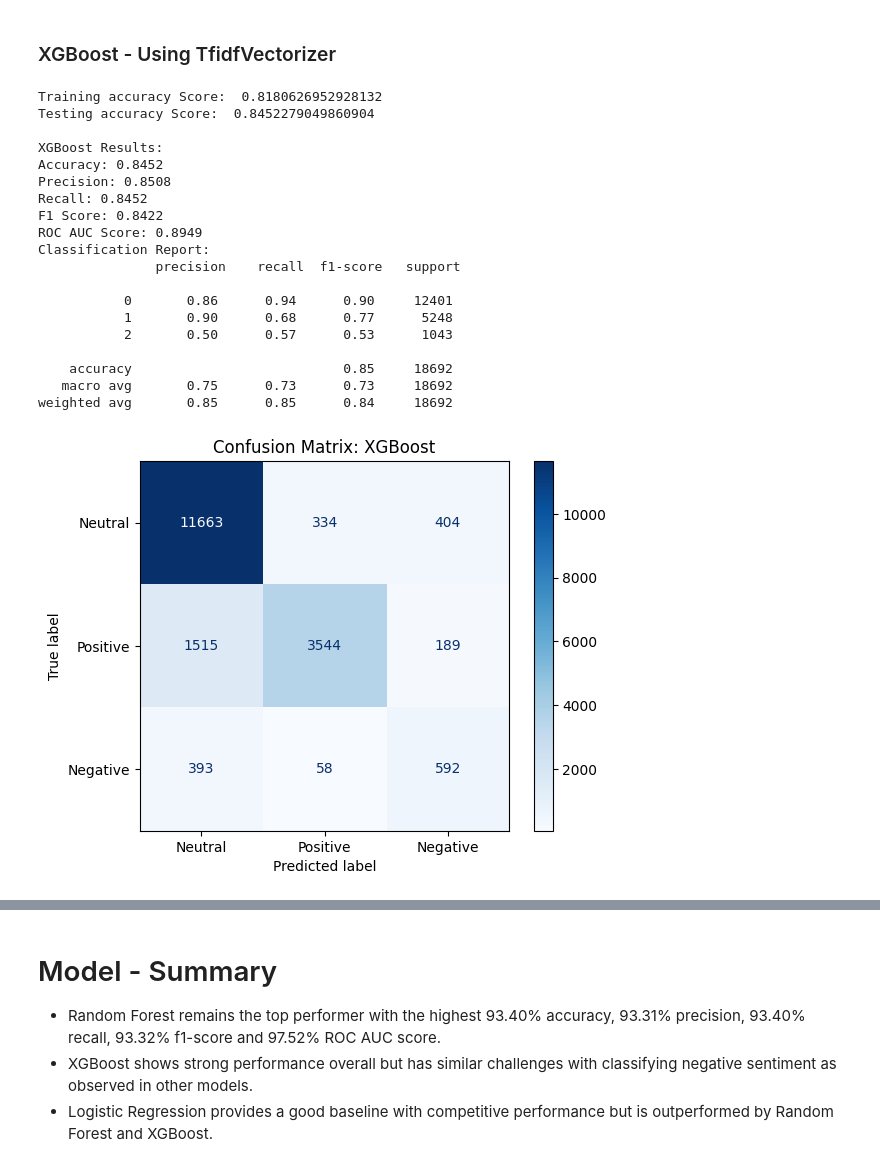
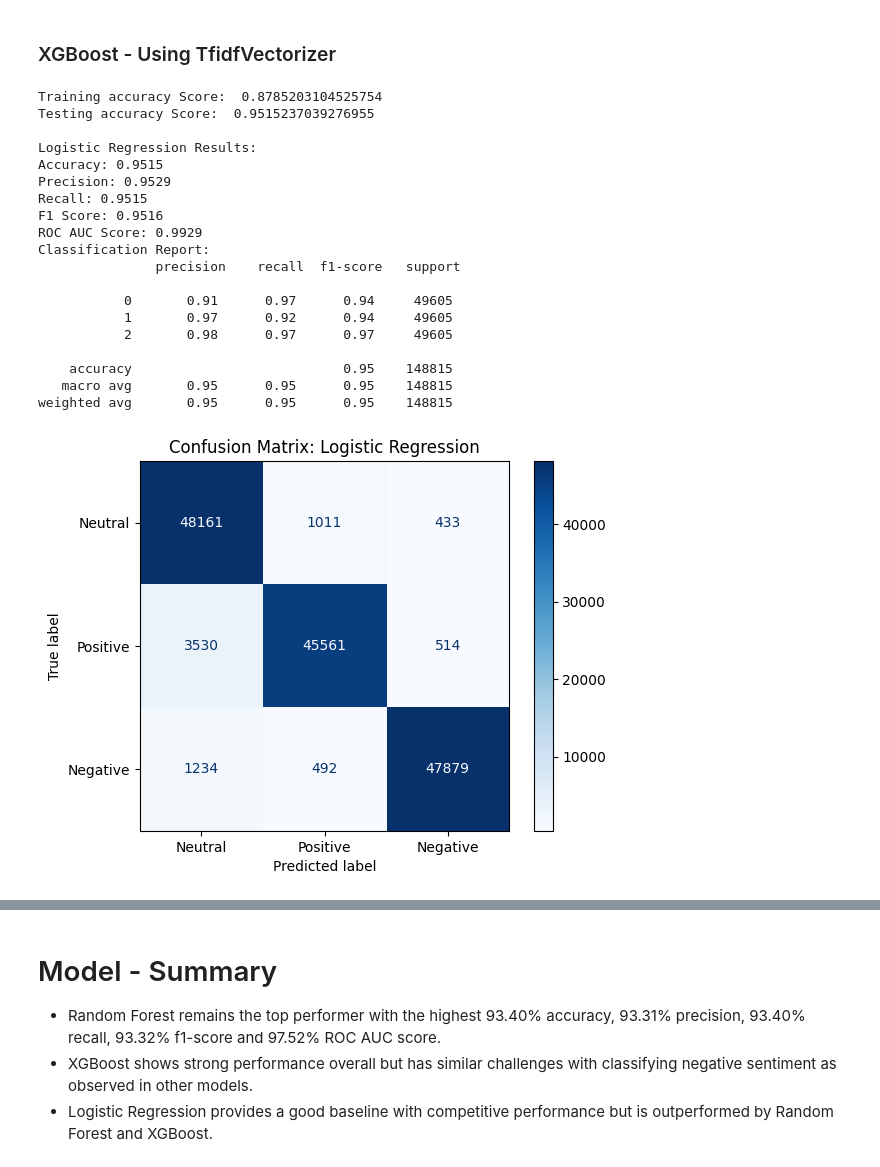
Before and after one commit to anmolpreet914/Analyzing-Twitter-Data-ML, a Jupyter notebook: Data Modelling/Data Modelling.ipynb, the cells around one changed output, grey strips where cells are left out. Saved outputs shown, nothing was run; the diff lists cells and outputs as text; code cells hidden in the pictures.

```diff
--- a/Data Modelling/Data Modelling.ipynb
+++ b/Data Modelling/Data Modelling.ipynb
@@ -674,5 +694,5 @@ X_vect = vectorizer_tfidf.fit_transform(df['review'])
 X_train_tf, X_test_tf, y_train_tf, y_test_tf = train_test_split(X_vect, df.Mood, test_size=0.2,  stratify=y, random_state=42)
 
 # Step 3: Apply SMOTE to the training set only
-smote_tf = SMOTE(random_state=42)
+smote_tf = SMOTE(k_neighbors=5,random_state=42)
 X_train_resampled_tf, y_train_resampled_tf = smote_tf.fit_resample(X_train_tf, y_train_tf)
@@ -1072,68 +1102,69 @@ plt.show()
 # %%
 # Step 4: Define and train the XGBoost model
 model_xgb_tfidf = XGBClassifier(
-    n_estimators=100,          # Number of boosting rounds
-    max_depth=6,               # Maximum tree depth for base learners
-    learning_rate=0.1,         # Boosting learning rate
-    random_state=42,           # Seed for reproducibility
+    n_estimators=400,          # Number of boosting rounds
+    num_class=3,
+    random_state=42,
     use_label_encoder=False,   # Disable the label encoder warning
-    eval_metric='mlogloss'     # Evaluation metric for multi-class classification
+    eval_metric='mlogloss',    # Evaluation metric for multi-class classification
+    objective='multi:softmax'
 )
 
 # Train the model on the resampled training data
 model_xgb_tfidf.fit(X_train_resampled_tf, y_train_resampled_tf)
 
 # Step 5: Predict and evaluate the model
 y_pred_train = model_xgb_tfidf.predict(X_train_resampled_tf)
 y_pred_test = model_xgb_tfidf.predict(X_test_tf)
 
-# Evaluate the model using y_test
-accuracy = accuracy_score(y_test_tf, y_pred_test)
-precision = precision_score(y_test_tf, y_pred_test, average='weighted')
-recall = recall_score(y_test_tf, y_pred_test, average='weighted')
-f1 = f1_score(y_test_tf, y_pred_test, average='weighted')
-roc_auc = roc_auc_score(y_test_tf, model_xgb_tfidf.predict_proba(X_test_tf), multi_class='ovr')
+# Evaluate the model using y_test and y_pred_test
+accuracy = accuracy_score(y_train_resampled_tf, y_pred_train)
+precision = precision_score(y_train_resampled_tf, y_pred_train, average='weighted')
+recall = recall_score(y_train_resampled_tf, y_pred_train, average='weighted')
+f1 = f1_score(y_train_resampled_tf, y_pred_train, average='weighted')
+y_train_prob = model_xgb_tfidf.predict_proba(X_train_resampled_tf)
+roc_auc = roc_auc_score(y_train_resampled_tf, y_train_prob, multi_class='ovr')
 
-print("Training accuracy Score: ", accuracy_score(y_train_resampled_tf, y_pred_train))
+print("Training accuracy Score: ", model_LR_countv.score(X_train_resampled_tf, y_train_resampled_tf))
 print("Testing accuracy Score: ", accuracy)
-print(f"\nXGBoost Results:")
+print(f"\nLogistic Regression Results:")
 print(f"Accuracy: {accuracy:.4f}")
 print(f"Precision: {precision:.4f}")
 print(f"Recall: {recall:.4f}")
 print(f"F1 Score: {f1:.4f}")
 print(f"ROC AUC Score: {roc_auc:.4f}")
 
 # Classification Report
-print('Classification Report:\n', classification_report(y_test_tf, y_pred_test))
+print('Classification Report:\n', classification_report(y_train_resampled_tf, y_pred_train))
 
 # Confusion Matrix
-conf_matrix = metrics.confusion_matrix(y_test_tf, y_pred_test)
+conf_matrix = metrics.confusion_matrix(y_train_resampled_tf, y_pred_train)
 display_labels = ['Neutral', 'Positive', 'Negative']
 disp = ConfusionMatrixDisplay(confusion_matrix=conf_matrix, display_labels=display_labels)
 disp.plot(cmap=plt.cm.Blues)
 plt.title(f"Confusion Matrix: XGBoost")
 plt.show()
 # %% [output]
-Training accuracy Score:  0.8180626952928132
-Testing accuracy Score:  0.8452279049860904
+Training accuracy Score:  0.8785203104525754
+Testing accuracy Score:  0.9515237039276955
 
-XGBoost Results:
-Accuracy: 0.8452
-Precision: 0.8508
-Recall: 0.8452
-F1 Score: 0.8422
-ROC AUC Score: 0.8949
+Logistic Regression Results:
+Accuracy: 0.9515
+Precision: 0.9529
+Recall: 0.9515
+F1 Score: 0.9516
+ROC AUC Score: 0.9929
 Classification Report:
                precision    recall  f1-score   support
 
-           0       0.86      0.94      0.90     12401
-           1       0.90      0.68      0.77      5248
-           2       0.50      0.57      0.53      1043
+           0       0.91      0.97      0.94     49605
+           1       0.97      0.92      0.94     49605
+           2       0.98      0.97      0.97     49605
 
-    accuracy                           0.85     18692
-   macro avg       0.75      0.73      0.73     18692
-weighted avg       0.85      0.85      0.84     18692
+    accuracy                           0.95    148815
+   macro avg       0.95      0.95      0.95    148815
+weighted avg       0.95      0.95      0.95    148815
-[figure, old version]
+[figure, new version]
 # %%
 # Binarize the output labels
 y_test_bin = label_binarize(y_test, classes=[0, 1, 2])
```
Also changed, not shown: parts of 26 cells of this notebook.
